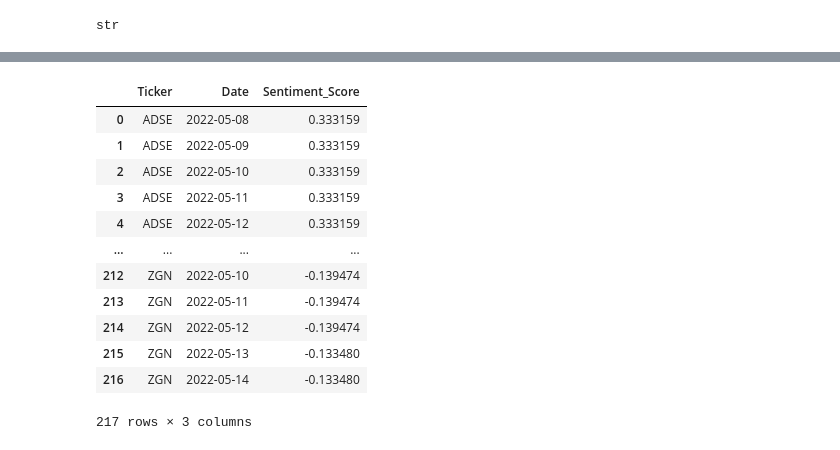
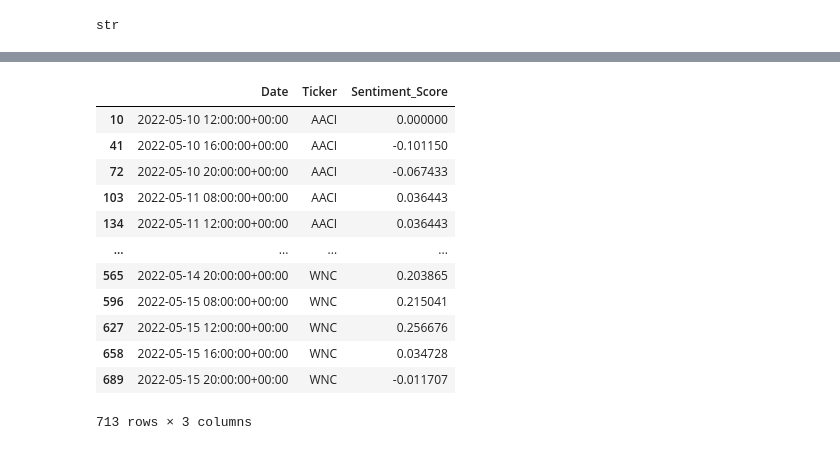
Before and after one commit to ML789/Fintech_Bootcamp_Project_1, a Jupyter notebook: Tweet Retrieval.ipynb, the cells around one changed output, grey strips where cells are left out. Cells and saved outputs as stored; diff of their text form; code cells hidden in the pictures.

Commit message:
Tweet Sentiment Analysis Bug Fix

```diff
--- a/Tweet Retrieval.ipynb
+++ b/Tweet Retrieval.ipynb
@@ -212,19 +290,19 @@ stock_tweet_sentiment_df
-# %%
-#Sort the tweets df, reset the index after sorting and then drop the column "index"
-stock_tweet_sentiment_df = stock_tweet_sentiment_df.sort_values(by=["Ticker", "Date"]).reset_index().drop(columns="index")
-stock_tweet_sentiment_df
-# %% [output]
-|  | Ticker | Date | Sentiment_Score |
-| 0 | ADSE | 2022-05-08 | 0.333159 |
-| 1 | ADSE | 2022-05-09 | 0.333159 |
-| 2 | ADSE | 2022-05-10 | 0.333159 |
-| 3 | ADSE | 2022-05-11 | 0.333159 |
-| 4 | ADSE | 2022-05-12 | 0.333159 |
-| ... | ... | ... | ... |
-| 212 | ZGN | 2022-05-10 | -0.139474 |
-| 213 | ZGN | 2022-05-11 | -0.139474 |
-| 214 | ZGN | 2022-05-12 | -0.139474 |
-| 215 | ZGN | 2022-05-13 | -0.133480 |
-| 216 | ZGN | 2022-05-14 | -0.133480 |
-217 rows × 3 columns
+# %%
+stock_tweet_sentiment_df = stock_tweet_sentiment_df.sort_values(by=["Ticker", "Date"])
+#stock_tweet_sentiment_df = stock_tweet_sentiment_df.reset_index()
+stock_tweet_sentiment_df
+# %% [output]
+|  | Date | Ticker | Sentiment_Score |
+| 10 | 2022-05-10 12:00:00+00:00 | AACI | 0.000000 |
+| 41 | 2022-05-10 16:00:00+00:00 | AACI | -0.101150 |
+| 72 | 2022-05-10 20:00:00+00:00 | AACI | -0.067433 |
+| 103 | 2022-05-11 08:00:00+00:00 | AACI | 0.036443 |
+| 134 | 2022-05-11 12:00:00+00:00 | AACI | 0.036443 |
+| ... | ... | ... | ... |
+| 565 | 2022-05-14 20:00:00+00:00 | WNC | 0.203865 |
+| 596 | 2022-05-15 08:00:00+00:00 | WNC | 0.215041 |
+| 627 | 2022-05-15 12:00:00+00:00 | WNC | 0.256676 |
+| 658 | 2022-05-15 16:00:00+00:00 | WNC | 0.034728 |
+| 689 | 2022-05-15 20:00:00+00:00 | WNC | -0.011707 |
+713 rows × 3 columns
 # %%
```
Also changed, not shown: parts of 18 cells of this notebook, 1 other file.
